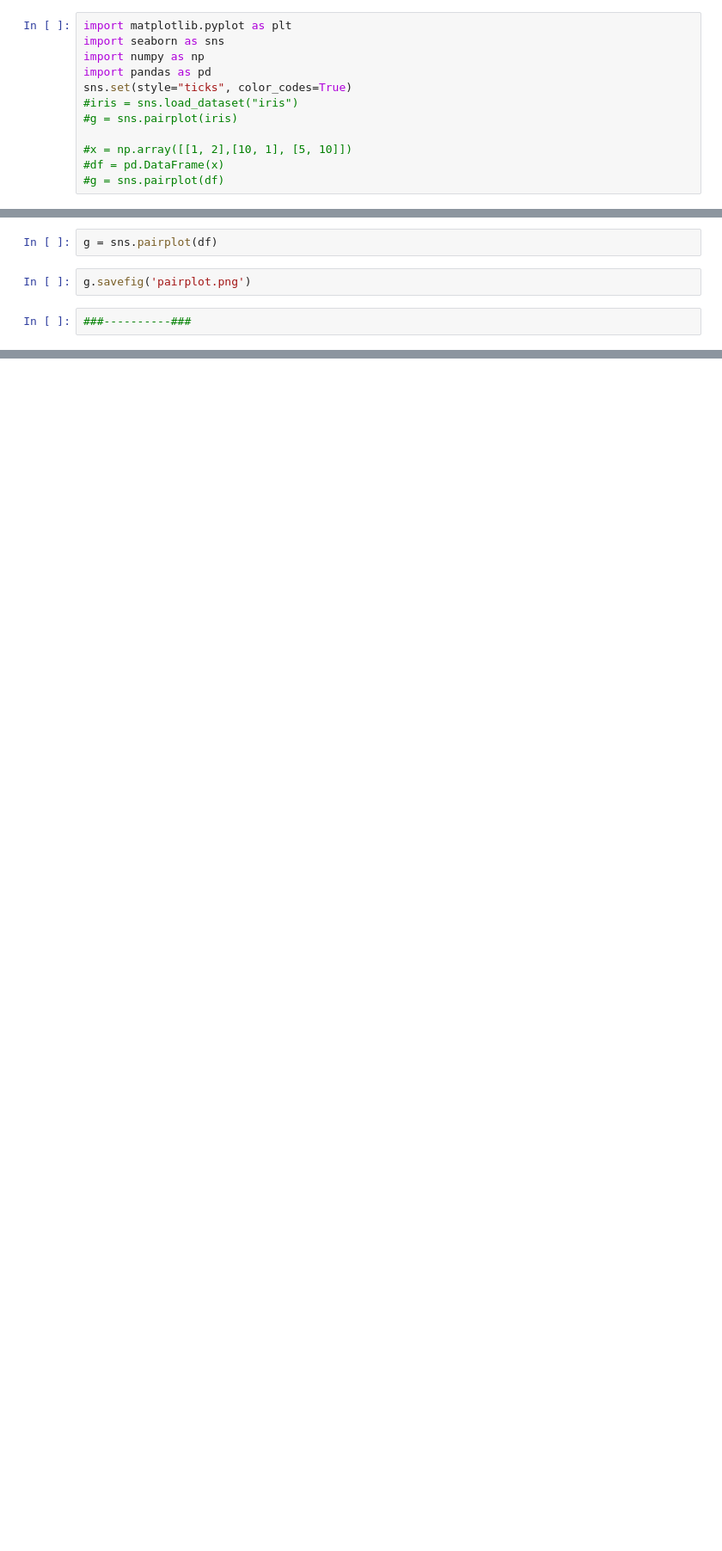
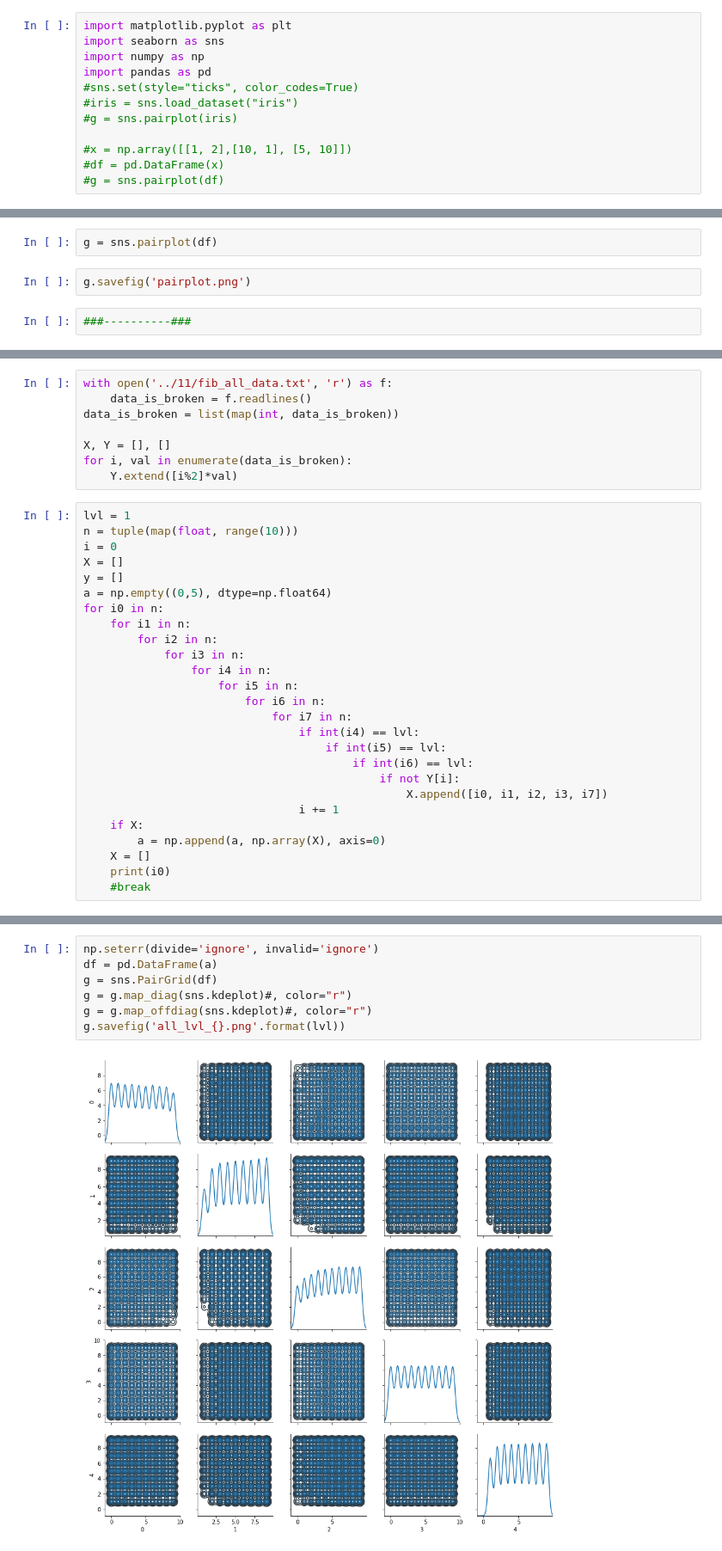
Before and after one commit to mihailselezniov/Deformation, a Jupyter notebook: 14/try_sns.ipynb, the cells around one changed output, grey strips where cells are left out. Shown at 86% size. Saved outputs shown, nothing was run; the diff lists cells and outputs as text; blank space fills up the shorter version.

```diff
--- a/14/try_sns.ipynb
+++ b/14/try_sns.ipynb
@@ -3,7 +3,7 @@ import matplotlib.pyplot as plt
 import seaborn as sns
 import numpy as np
 import pandas as pd
-sns.set(style="ticks", color_codes=True)
+#sns.set(style="ticks", color_codes=True)
 #iris = sns.load_dataset("iris")
 #g = sns.pairplot(iris)
 
@@ -103,0 +109,34 @@ g.savefig('iris.png')
+# %%
+with open('../11/fib_all_data.txt', 'r') as f:
+    data_is_broken = f.readlines()
+data_is_broken = list(map(int, data_is_broken))
+
+X, Y = [], []
+for i, val in enumerate(data_is_broken):
+    Y.extend([i%2]*val)
+# %%
+lvl = 1
+n = tuple(map(float, range(10)))
+i = 0
+X = []
+y = []
+a = np.empty((0,5), dtype=np.float64)
+for i0 in n:
+    for i1 in n:
+        for i2 in n:
+            for i3 in n:
+                for i4 in n:
+                    for i5 in n:
+                        for i6 in n:
+                            for i7 in n:
+                                if int(i4) == lvl:
+                                    if int(i5) == lvl:
+                                        if int(i6) == lvl:
+                                            if not Y[i]:
+                                                X.append([i0, i1, i2, i3, i7])
+                                i += 1
+    if X:
+        a = np.append(a, np.array(X), axis=0)
+    X = []
+    print(i0)
+    #break
@@ -103,0 +158,9 @@ g.savefig('iris.png')
+# %%
+np.seterr(divide='ignore', invalid='ignore')
+df = pd.DataFrame(a)
+g = sns.PairGrid(df)
+g = g.map_diag(sns.kdeplot)#, color="r")
+g = g.map_offdiag(sns.kdeplot)#, color="r")
+g.savefig('all_lvl_{}.png'.format(lvl))
+# %% [output]
+[figure, added]
```
Also changed, not shown: parts of 10 cells of this notebook, 17 other files.
